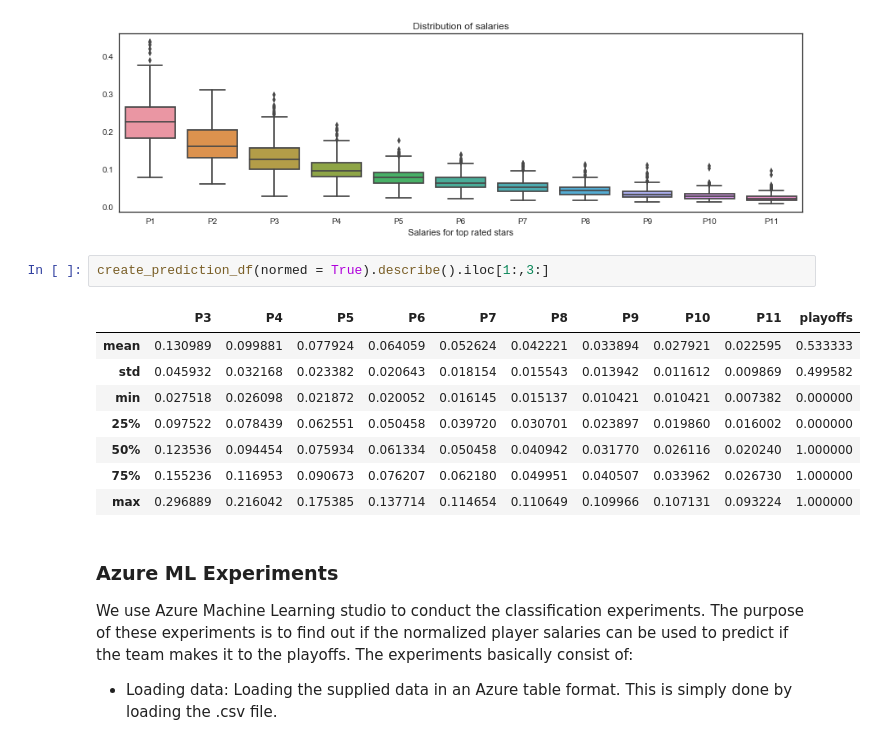
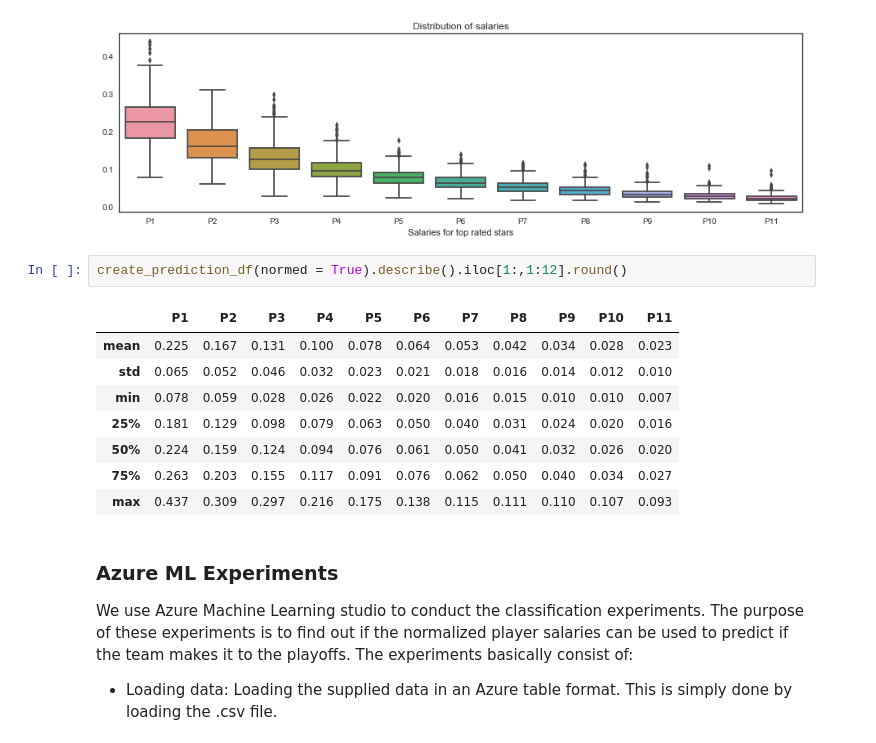
Before and after one commit to noorzaman/bb_finances, a Jupyter notebook: zaman_nurul.ipynb, the cells around one changed output. Drawn from its saved outputs; the diff is of its cells as text.

```diff
--- a/zaman_nurul.ipynb
+++ b/zaman_nurul.ipynb
@@ -362,16 +376,16 @@ show_salary_distribution()
 # %% [output]
 [figure]
 # %%
-create_prediction_df(normed = True).describe().iloc[1:,3:]
+create_prediction_df(normed = True).describe().iloc[1:,1:12].round()
 # %% [output]
-|  | P3 | P4 | P5 | P6 | P7 | P8 | P9 | P10 | P11 | playoffs |
-| mean | 0.130989 | 0.099881 | 0.077924 | 0.064059 | 0.052624 | 0.042221 | 0.033894 | 0.027921 | 0.022595 | 0.533333 |
-| std | 0.045932 | 0.032168 | 0.023382 | 0.020643 | 0.018154 | 0.015543 | 0.013942 | 0.011612 | 0.009869 | 0.499582 |
-| min | 0.027518 | 0.026098 | 0.021872 | 0.020052 | 0.016145 | 0.015137 | 0.010421 | 0.010421 | 0.007382 | 0.000000 |
-| 25% | 0.097522 | 0.078439 | 0.062551 | 0.050458 | 0.039720 | 0.030701 | 0.023897 | 0.019860 | 0.016002 | 0.000000 |
-| 50% | 0.123536 | 0.094454 | 0.075934 | 0.061334 | 0.050458 | 0.040942 | 0.031770 | 0.026116 | 0.020240 | 1.000000 |
-| 75% | 0.155236 | 0.116953 | 0.090673 | 0.076207 | 0.062180 | 0.049951 | 0.040507 | 0.033962 | 0.026730 | 1.000000 |
-| max | 0.296889 | 0.216042 | 0.175385 | 0.137714 | 0.114654 | 0.110649 | 0.109966 | 0.107131 | 0.093224 | 1.000000 |
+|  | P1 | P2 | P3 | P4 | P5 | P6 | P7 | P8 | P9 | P10 | P11 |
+| mean | 0.225 | 0.167 | 0.131 | 0.100 | 0.078 | 0.064 | 0.053 | 0.042 | 0.034 | 0.028 | 0.023 |
+| std | 0.065 | 0.052 | 0.046 | 0.032 | 0.023 | 0.021 | 0.018 | 0.016 | 0.014 | 0.012 | 0.010 |
+| min | 0.078 | 0.059 | 0.028 | 0.026 | 0.022 | 0.020 | 0.016 | 0.015 | 0.010 | 0.010 | 0.007 |
+| 25% | 0.181 | 0.129 | 0.098 | 0.079 | 0.063 | 0.050 | 0.040 | 0.031 | 0.024 | 0.020 | 0.016 |
+| 50% | 0.224 | 0.159 | 0.124 | 0.094 | 0.076 | 0.061 | 0.050 | 0.041 | 0.032 | 0.026 | 0.020 |
+| 75% | 0.263 | 0.203 | 0.155 | 0.117 | 0.091 | 0.076 | 0.062 | 0.050 | 0.040 | 0.034 | 0.027 |
+| max | 0.437 | 0.309 | 0.297 | 0.216 | 0.175 | 0.138 | 0.115 | 0.111 | 0.110 | 0.107 | 0.093 |
 # %% [markdown]
 ### Azure ML Experiments
 We use Azure Machine Learning studio to conduct the classification experiments. The purpose of these experiments is to find out if the normalized player salaries can be used to predict if the team makes it to the playoffs. The experiments basically consist of:
```
Also changed, not shown: parts of 33 cells of this notebook, 1 other file.
